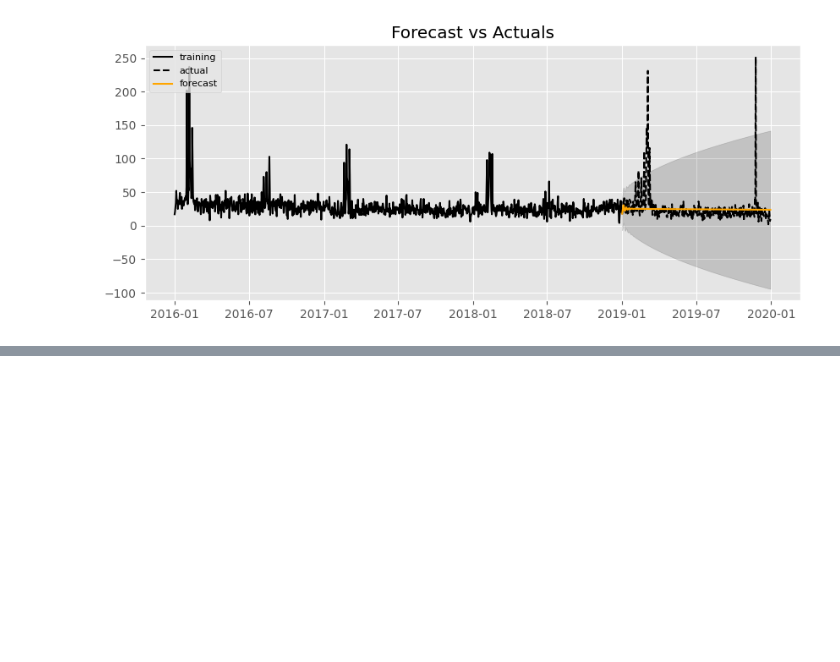
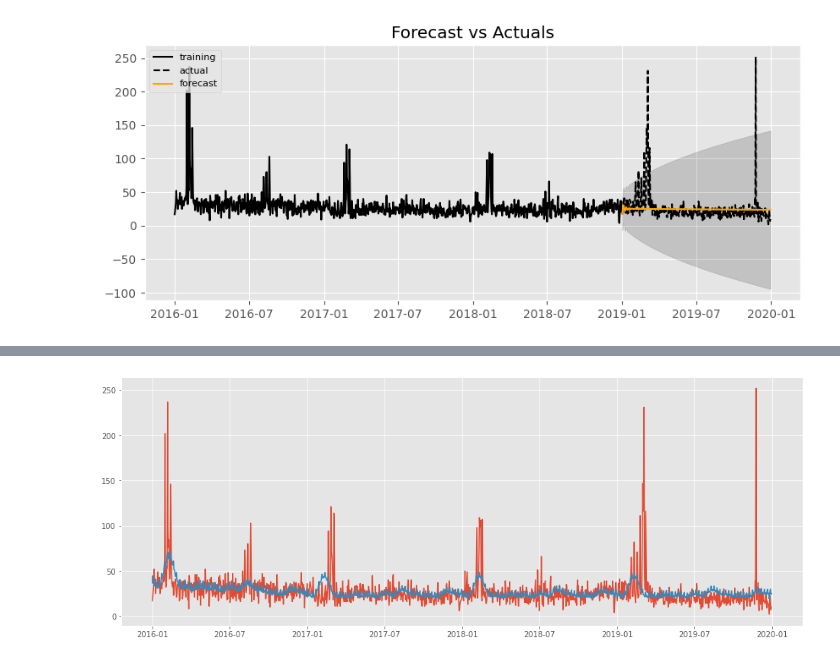
Before and after one commit to black-dalia/event-forecast-rio, a Jupyter notebook: KA notes.ipynb, the cells around one changed output, grey strips where cells are left out. Cells and saved outputs as stored; diff of their text form; code cells hidden in the pictures; blank space fills up the shorter version.

```diff
--- a/KA notes.ipynb
+++ b/KA notes.ipynb
@@ -475,0 +523,5 @@ plt.plot(simulated_data_1)
+# %%
+plt.figure(figsize=(16,6))
+plt.plot(pd.concat([y_p.set_index("ds")["y"],forecast.set_index("ds")["yhat"]],axis=1));
+# %% [output]
+[figure, added]
```
Also changed, not shown: parts of 23 cells of this notebook.
